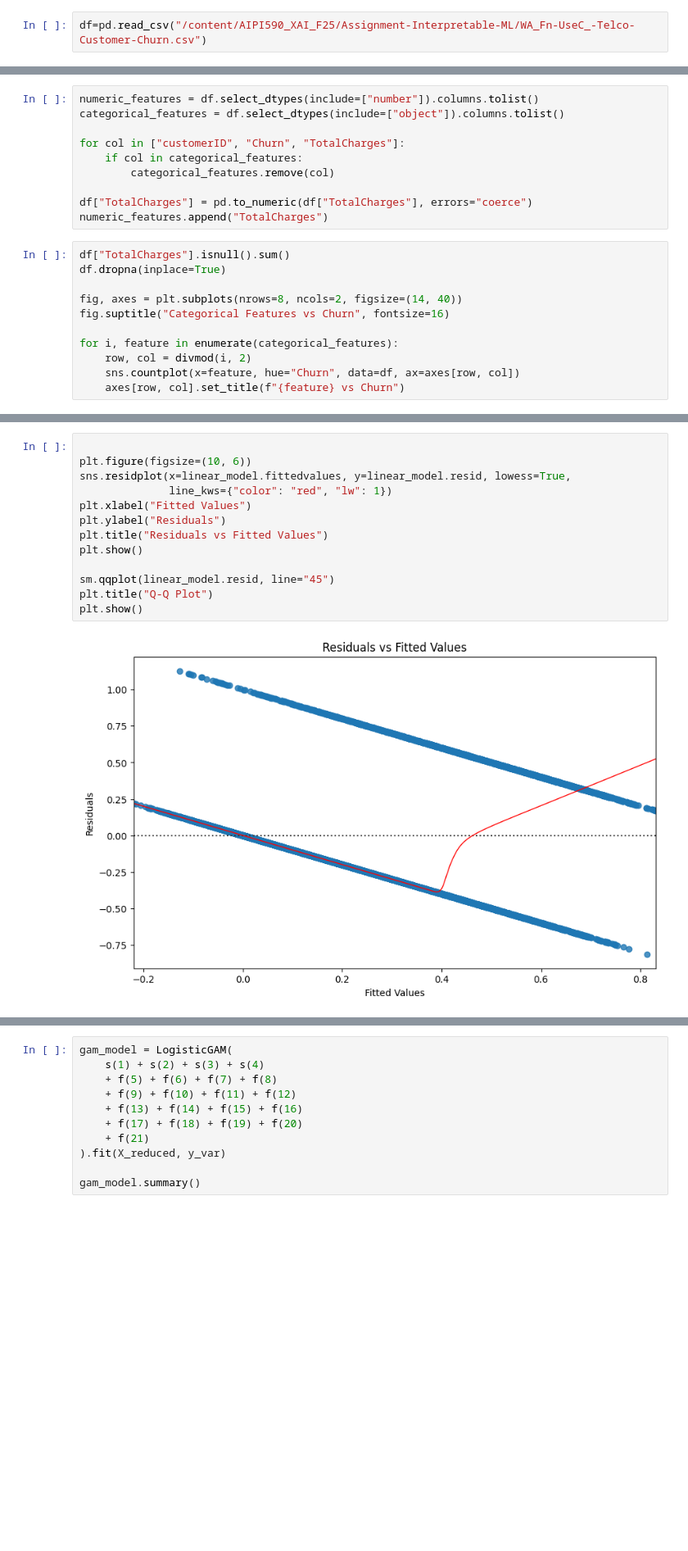
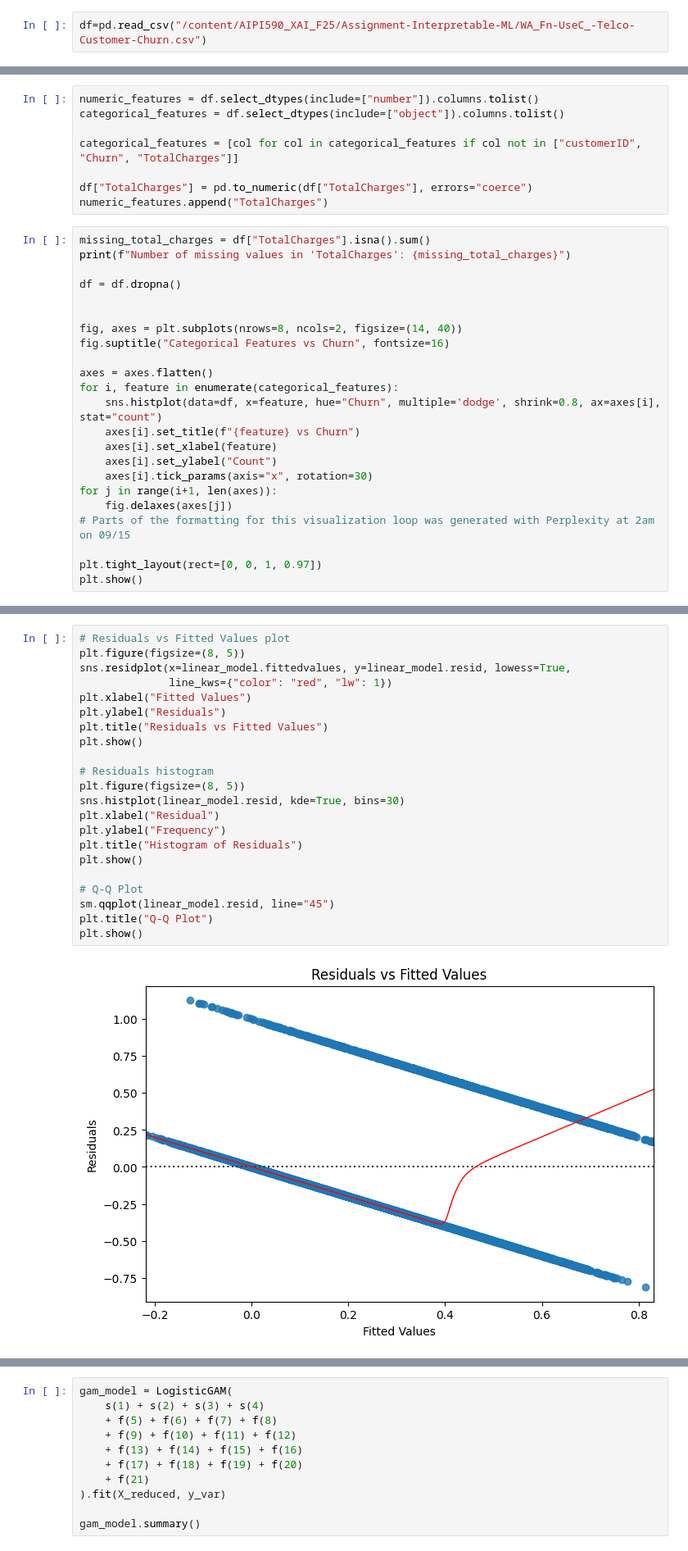
Before and after one commit to ag826/AIPI590_XAI_F25, a Jupyter notebook: AIPI509_XAI_.ipynb, the cells around one changed output, grey strips where cells are left out. Shown at 82% size. Drawn from its saved outputs; the diff is of its cells as text; blank space fills up the shorter version.

```diff
--- a/AIPI509_XAI_.ipynb
+++ b/AIPI509_XAI_.ipynb
@@ -112,21 +141,31 @@ dtype: object
 numeric_features = df.select_dtypes(include=["number"]).columns.tolist()
 categorical_features = df.select_dtypes(include=["object"]).columns.tolist()
 
-for col in ["customerID", "Churn", "TotalCharges"]:
-    if col in categorical_features:
-        categorical_features.remove(col)
+categorical_features = [col for col in categorical_features if col not in ["customerID", "Churn", "TotalCharges"]]
 
 df["TotalCharges"] = pd.to_numeric(df["TotalCharges"], errors="coerce")
 numeric_features.append("TotalCharges")
 # %%
-df["TotalCharges"].isnull().sum()
-df.dropna(inplace=True)
+missing_total_charges = df["TotalCharges"].isna().sum()
+print(f"Number of missing values in 'TotalCharges': {missing_total_charges}")
+
+df = df.dropna()
+
 
 fig, axes = plt.subplots(nrows=8, ncols=2, figsize=(14, 40))
 fig.suptitle("Categorical Features vs Churn", fontsize=16)
 
+axes = axes.flatten()
 for i, feature in enumerate(categorical_features):
-    row, col = divmod(i, 2)
-    sns.countplot(x=feature, hue="Churn", data=df, ax=axes[row, col])
-    axes[row, col].set_title(f"{feature} vs Churn")
+    sns.histplot(data=df, x=feature, hue="Churn", multiple='dodge', shrink=0.8, ax=axes[i], stat="count")
+    axes[i].set_title(f"{feature} vs Churn")
+    axes[i].set_xlabel(feature)
+    axes[i].set_ylabel("Count")
+    axes[i].tick_params(axis="x", rotation=30)
+for j in range(i+1, len(axes)):
+    fig.delaxes(axes[j])
+# Parts of the formatting for this visualization loop was generated with Perplexity at 2am on 09/15
+
+plt.tight_layout(rect=[0, 0, 1, 0.97])
+plt.show()
 # %% [output]
@@ -172,15 +227,24 @@ strong multicollinearity problems or that the design matrix is singular.
 # %%
-
-plt.figure(figsize=(10, 6))
+# Residuals vs Fitted Values plot
+plt.figure(figsize=(8, 5))
 sns.residplot(x=linear_model.fittedvalues, y=linear_model.resid, lowess=True,
               line_kws={"color": "red", "lw": 1})
 plt.xlabel("Fitted Values")
 plt.ylabel("Residuals")
 plt.title("Residuals vs Fitted Values")
 plt.show()
 
+# Residuals histogram
+plt.figure(figsize=(8, 5))
+sns.histplot(linear_model.resid, kde=True, bins=30)
+plt.xlabel("Residual")
+plt.ylabel("Frequency")
+plt.title("Histogram of Residuals")
+plt.show()
+
+# Q-Q Plot
 sm.qqplot(linear_model.resid, line="45")
 plt.title("Q-Q Plot")
 plt.show()
 # %% [output]
-[figure, old version]
+[figure, new version]
```
Also changed, not shown: parts of 36 cells of this notebook.
